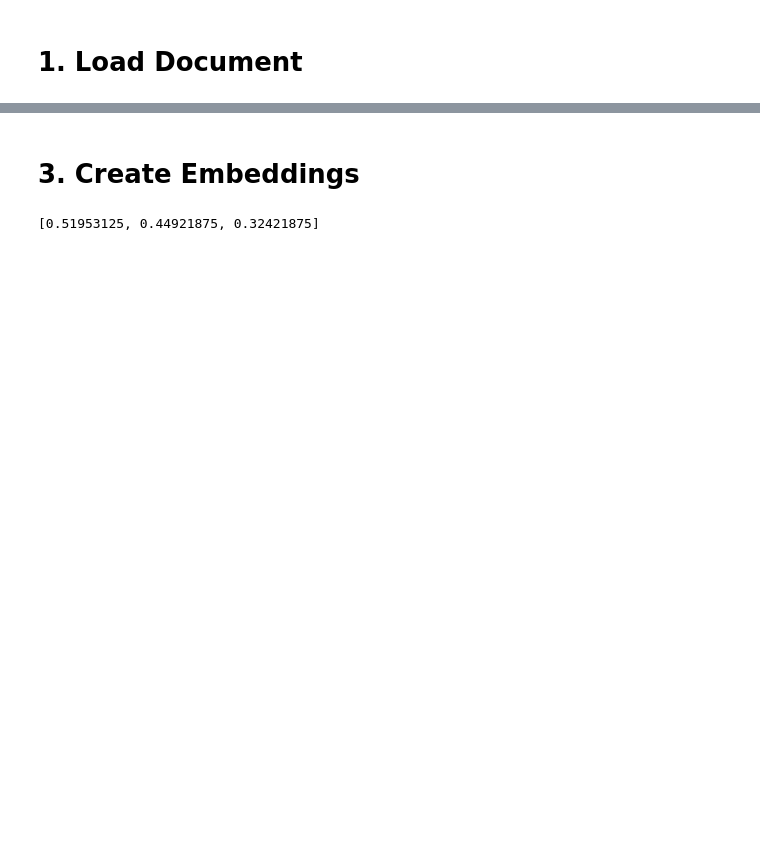
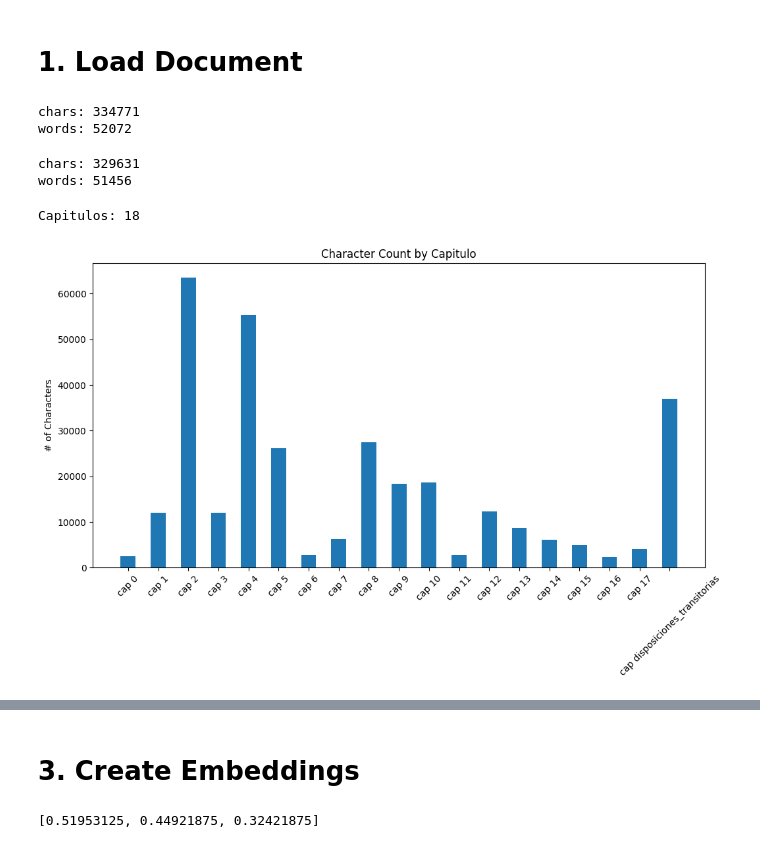
Before and after one commit to ensamblador/chat-borrador-constitucional-2023, a Jupyter notebook: 00_create_vector_db.ipynb, the cells around one changed output, grey strips where cells are left out. Saved outputs shown, nothing was run; the diff lists cells and outputs as text; code cells hidden in the pictures; blank space fills up the shorter version.

Commit message:
changed doc splitting, metadata for better retrieval

```diff
--- a/00_create_vector_db.ipynb
+++ b/00_create_vector_db.ipynb
@@ -5,0 +15,28 @@ from langchain.text_splitter import RecursiveCharacterTextSplitter, CharacterTex
+# %%
+# Junta todo el texto:
+all_text = ''.join([page.page_content for page in pages])
+print("chars:",len(all_text))
+print("words:",len(all_text.split(" ")))
+# %% [output]
+chars: 334771
+words: 52072
+# %%
+import re
+
+pattern = r"propuesta constitución política de la república de chile\d+"
+all_text_clean1 = re.sub(pattern, "", all_text.lower())
+print("chars:",len(all_text_clean1))
+print("words:",len(all_text_clean1.split(" ")))
+with open(text_filename, "w") as txt_file:
+    txt_file.write(all_text_clean1)
+# %% [output]
+chars: 329631
+words: 51456
+# %%
+# divide por capitulos:
+import re
+pattern = "capítulo \w+\n"
+capitulos = re.split(pattern, all_text_clean1.lower())
+print("Capitulos:", len(capitulos))
+# %% [output]
+Capitulos: 18
@@ -5,0 +57,34 @@ from langchain.text_splitter import RecursiveCharacterTextSplitter, CharacterTex
+# %%
+# Procesamos los capitulos
+
+lista_capitulos_index = [i for i in range(18)]
+lista_capitulos_index.append("disposiciones_transitorias")
+
+capitulos_finales = []
+
+for cap_index in lista_capitulos_index:
+    _name = f"{capitulos_filaname}.{cap_index}.txt"
+    with open(_name) as cap_text_file:
+        file_content = cap_text_file.read()
+        capitulos_finales.append({
+            "metadata" : {"capitulo": cap_index},
+            "content": file_content
+        })
+# %%
+
+
+import matplotlib.pyplot as plt
+
+texts = capitulos_finales
+
+char_counts = [len(text["content"]) for text in texts]
+labels  = [f'cap {text["metadata"]["capitulo"]}'for  text in texts]
+plt.figure(figsize=(12, 6))
+
+plt.bar(labels, char_counts, width=0.5)
+plt.ylabel('# of Characters')
+plt.title('Character Count by Capitulo')
+plt.xticks(rotation=45)
+plt.show()
+# %% [output]
+[figure, added]
```
Also changed, not shown: parts of 39 cells of this notebook, 38 other files.
